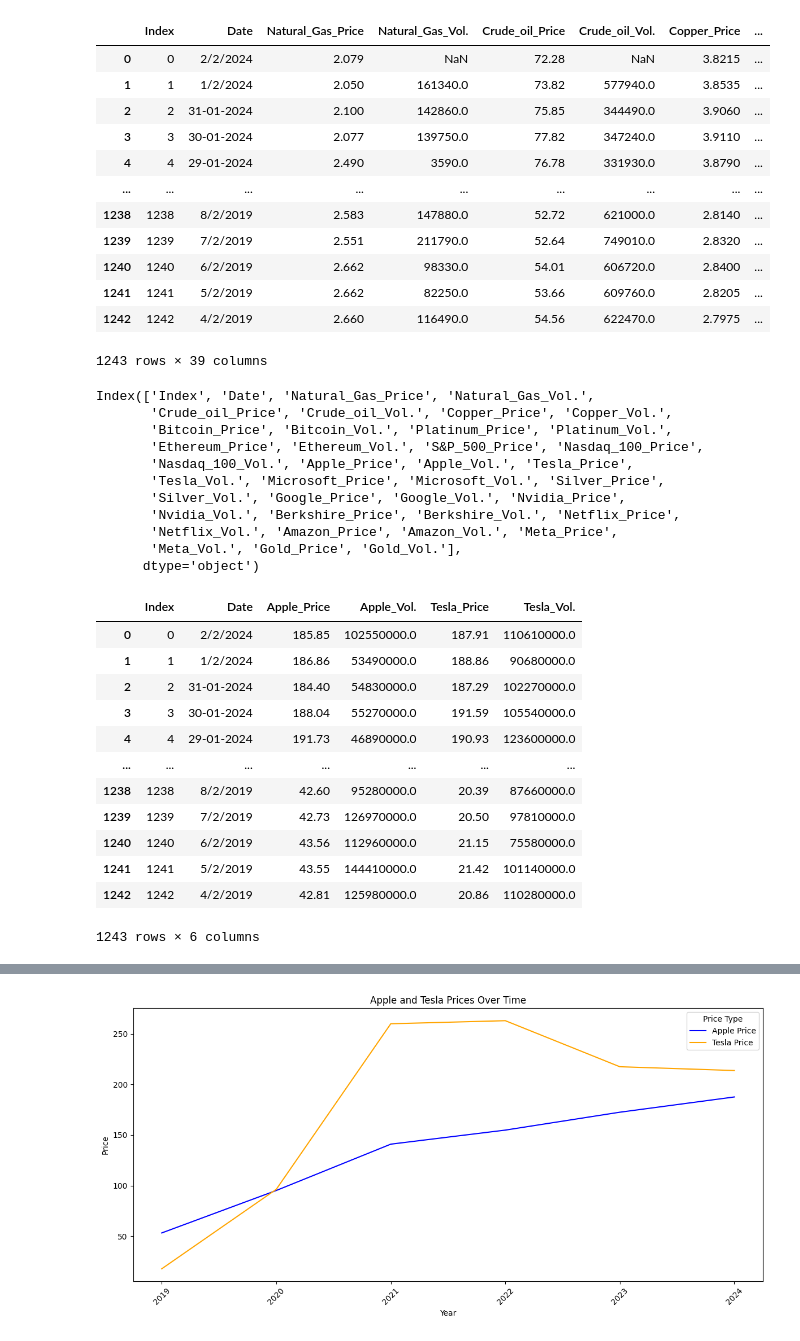
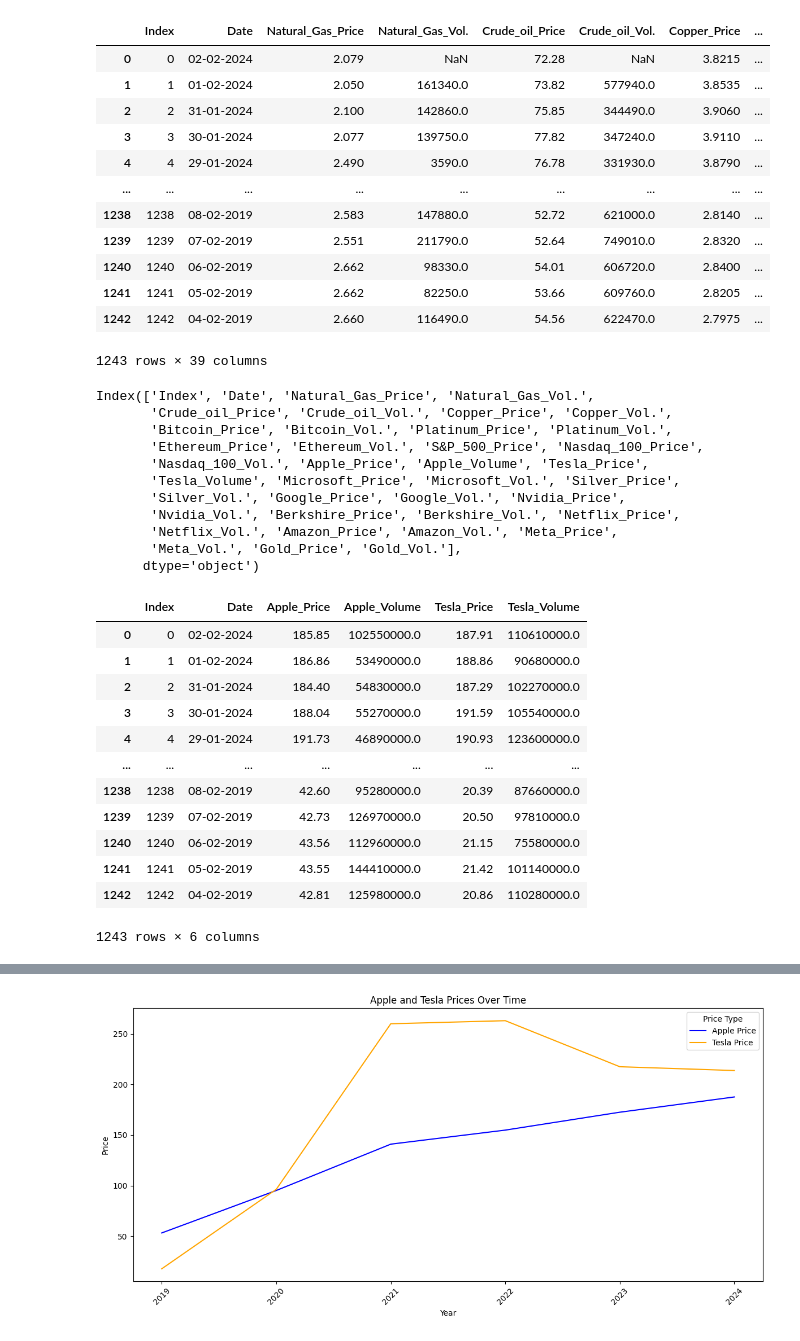
Before and after one commit to chonyeagoro/Machine_Learning_Project_4_Final, a Jupyter notebook: Apple_vs_Tesla_data_analysis.ipynb, the cells around one changed output, grey strips where cells are left out. Cells and saved outputs as stored; diff of their text form; code cells hidden in the pictures.

```diff
--- a/Apple_vs_Tesla_data_analysis.ipynb
+++ b/Apple_vs_Tesla_data_analysis.ipynb
@@ -75,20 +71,20 @@ df
 1243 rows × 39 columns
 # %%
-df.rename(columns={'Unnamed: 0': 'Index'}, inplace = True)
+df.rename(columns={'Unnamed: 0': 'Index', 'Apple_Vol.': 'Apple_Volume', 'Tesla_Vol.':'Tesla_Volume'}, inplace = True)
 df
 # %% [output]
 |  | Index | Date | Natural_Gas_Price | Natural_Gas_Vol. | Crude_oil_Price | Crude_oil_Vol. | Copper_Price | ... |
-| 0 | 0 | 2/2/2024 | 2.079 | NaN | 72.28 | NaN | 3.8215 | ... |
-| 1 | 1 | 1/2/2024 | 2.050 | 161340.0 | 73.82 | 577940.0 | 3.8535 | ... |
+| 0 | 0 | 02-02-2024 | 2.079 | NaN | 72.28 | NaN | 3.8215 | ... |
+| 1 | 1 | 01-02-2024 | 2.050 | 161340.0 | 73.82 | 577940.0 | 3.8535 | ... |
 | 2 | 2 | 31-01-2024 | 2.100 | 142860.0 | 75.85 | 344490.0 | 3.9060 | ... |
 | 3 | 3 | 30-01-2024 | 2.077 | 139750.0 | 77.82 | 347240.0 | 3.9110 | ... |
 | 4 | 4 | 29-01-2024 | 2.490 | 3590.0 | 76.78 | 331930.0 | 3.8790 | ... |
 | ... | ... | ... | ... | ... | ... | ... | ... | ... |
-| 1238 | 1238 | 8/2/2019 | 2.583 | 147880.0 | 52.72 | 621000.0 | 2.8140 | ... |
-| 1239 | 1239 | 7/2/2019 | 2.551 | 211790.0 | 52.64 | 749010.0 | 2.8320 | ... |
-| 1240 | 1240 | 6/2/2019 | 2.662 | 98330.0 | 54.01 | 606720.0 | 2.8400 | ... |
-| 1241 | 1241 | 5/2/2019 | 2.662 | 82250.0 | 53.66 | 609760.0 | 2.8205 | ... |
-| 1242 | 1242 | 4/2/2019 | 2.660 | 116490.0 | 54.56 | 622470.0 | 2.7975 | ... |
+| 1238 | 1238 | 08-02-2019 | 2.583 | 147880.0 | 52.72 | 621000.0 | 2.8140 | ... |
+| 1239 | 1239 | 07-02-2019 | 2.551 | 211790.0 | 52.64 | 749010.0 | 2.8320 | ... |
+| 1240 | 1240 | 06-02-2019 | 2.662 | 98330.0 | 54.01 | 606720.0 | 2.8400 | ... |
+| 1241 | 1241 | 05-02-2019 | 2.662 | 82250.0 | 53.66 | 609760.0 | 2.8205 | ... |
+| 1242 | 1242 | 04-02-2019 | 2.660 | 116490.0 | 54.56 | 622470.0 | 2.7975 | ... |
 1243 rows × 39 columns
 # %%
 df.columns
@@ -97,8 +93,8 @@ Index(['Index', 'Date', 'Natural_Gas_Price', 'Natural_Gas_Vol.',
        'Crude_oil_Price', 'Crude_oil_Vol.', 'Copper_Price', 'Copper_Vol.',
        'Bitcoin_Price', 'Bitcoin_Vol.', 'Platinum_Price', 'Platinum_Vol.',
        'Ethereum_Price', 'Ethereum_Vol.', 'S&P_500_Price', 'Nasdaq_100_Price',
-       'Nasdaq_100_Vol.', 'Apple_Price', 'Apple_Vol.', 'Tesla_Price',
-       'Tesla_Vol.', 'Microsoft_Price', 'Microsoft_Vol.', 'Silver_Price',
+       'Nasdaq_100_Vol.', 'Apple_Price', 'Apple_Volume', 'Tesla_Price',
+       'Tesla_Volume', 'Microsoft_Price', 'Microsoft_Vol.', 'Silver_Price',
        'Silver_Vol.', 'Google_Price', 'Google_Vol.', 'Nvidia_Price',
        'Nvidia_Vol.', 'Berkshire_Price', 'Berkshire_Vol.', 'Netflix_Price',
        'Netflix_Vol.', 'Amazon_Price', 'Amazon_Vol.', 'Meta_Price',
@@ -116,18 +112,18 @@ df.drop(['Natural_Gas_Price', 'Natural_Gas_Vol.',
        'Meta_Vol.', 'Gold_Price', 'Gold_Vol.'], axis=1, inplace=True)
 df
 # %% [output]
-|  | Index | Date | Apple_Price | Apple_Vol. | Tesla_Price | Tesla_Vol. |
-| 0 | 0 | 2/2/2024 | 185.85 | 102550000.0 | 187.91 | 110610000.0 |
-| 1 | 1 | 1/2/2024 | 186.86 | 53490000.0 | 188.86 | 90680000.0 |
+|  | Index | Date | Apple_Price | Apple_Volume | Tesla_Price | Tesla_Volume |
+| 0 | 0 | 02-02-2024 | 185.85 | 102550000.0 | 187.91 | 110610000.0 |
+| 1 | 1 | 01-02-2024 | 186.86 | 53490000.0 | 188.86 | 90680000.0 |
 | 2 | 2 | 31-01-2024 | 184.40 | 54830000.0 | 187.29 | 102270000.0 |
 | 3 | 3 | 30-01-2024 | 188.04 | 55270000.0 | 191.59 | 105540000.0 |
 | 4 | 4 | 29-01-2024 | 191.73 | 46890000.0 | 190.93 | 123600000.0 |
 | ... | ... | ... | ... | ... | ... | ... |
-| 1238 | 1238 | 8/2/2019 | 42.60 | 95280000.0 | 20.39 | 87660000.0 |
-| 1239 | 1239 | 7/2/2019 | 42.73 | 126970000.0 | 20.50 | 97810000.0 |
-| 1240 | 1240 | 6/2/2019 | 43.56 | 112960000.0 | 21.15 | 75580000.0 |
-| 1241 | 1241 | 5/2/2019 | 43.55 | 144410000.0 | 21.42 | 101140000.0 |
-| 1242 | 1242 | 4/2/2019 | 42.81 | 125980000.0 | 20.86 | 110280000.0 |
+| 1238 | 1238 | 08-02-2019 | 42.60 | 95280000.0 | 20.39 | 87660000.0 |
+| 1239 | 1239 | 07-02-2019 | 42.73 | 126970000.0 | 20.50 | 97810000.0 |
+| 1240 | 1240 | 06-02-2019 | 43.56 | 112960000.0 | 21.15 | 75580000.0 |
+| 1241 | 1241 | 05-02-2019 | 43.55 | 144410000.0 | 21.42 | 101140000.0 |
+| 1242 | 1242 | 04-02-2019 | 42.81 | 125980000.0 | 20.86 | 110280000.0 |
 1243 rows × 6 columns
 # %%
 df['Date'] = df['Date'].str.replace('/', '-')
```
Also changed, not shown: parts of 20 cells of this notebook.
